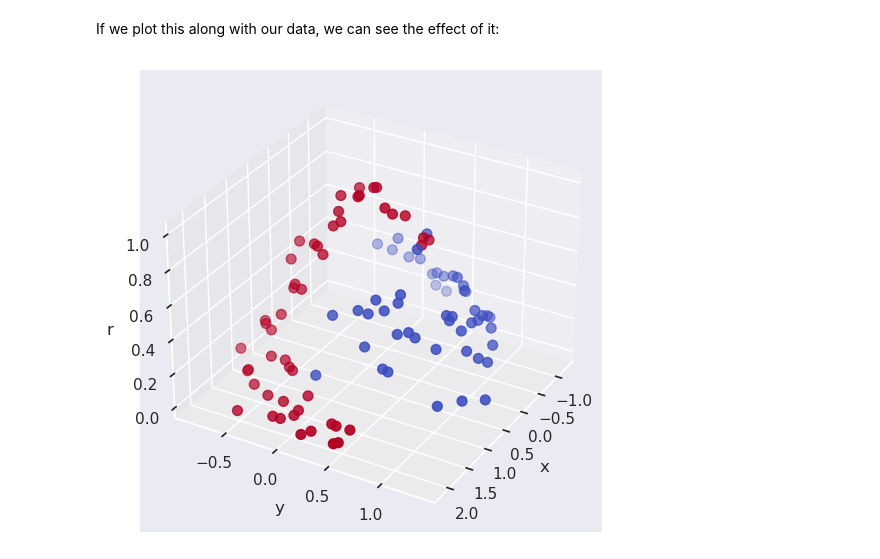
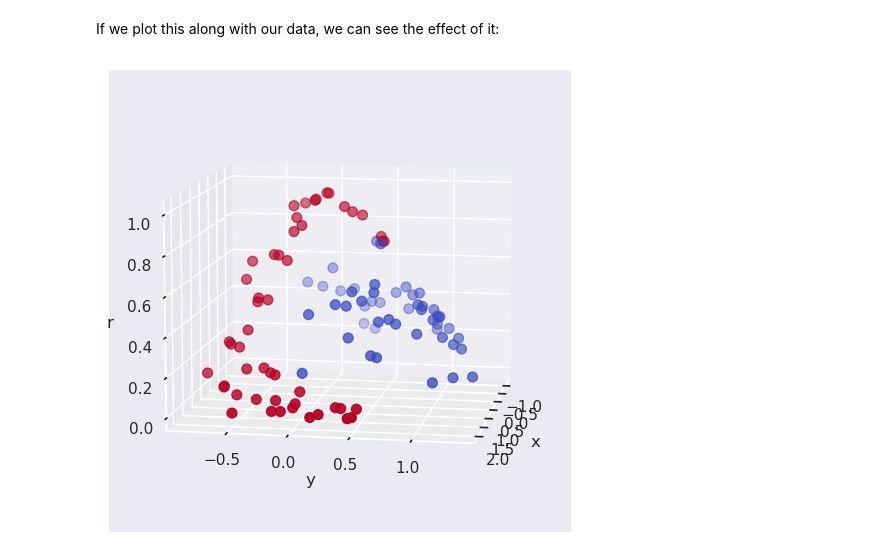
Before and after one commit to MORTAZAD66/ML_Practice, a Jupyter notebook: SVM/7-SVM_Demo.ipynb, the cells around one changed output. Drawn from its saved outputs; the diff is of its cells as text; code cells hidden in the pictures.

```diff
--- a/SVM/7-SVM_Demo.ipynb
+++ b/SVM/7-SVM_Demo.ipynb
@@ -315,13 +272,13 @@ If we plot this along with our data, we can see the effect of it:
 # %%
 fig = plt.figure(figsize=(6, 6))
 ax = fig.add_subplot(111, projection='3d')
 
 ax.scatter3D(X[:, 0], X[:, 1], r, c=y, s=50, cmap='coolwarm')
-ax.view_init(elev=30, azim=30)
+ax.view_init(elev=10, azim=10)
 ax.set_xlabel('x')
 ax.set_ylabel('y')
 ax.set_zlabel('r')
 plt.show()
 # %% [output]
-[figure, old version]
+[figure, new version]
 # %%
```
Also changed, not shown: parts of 17 cells of this notebook.
